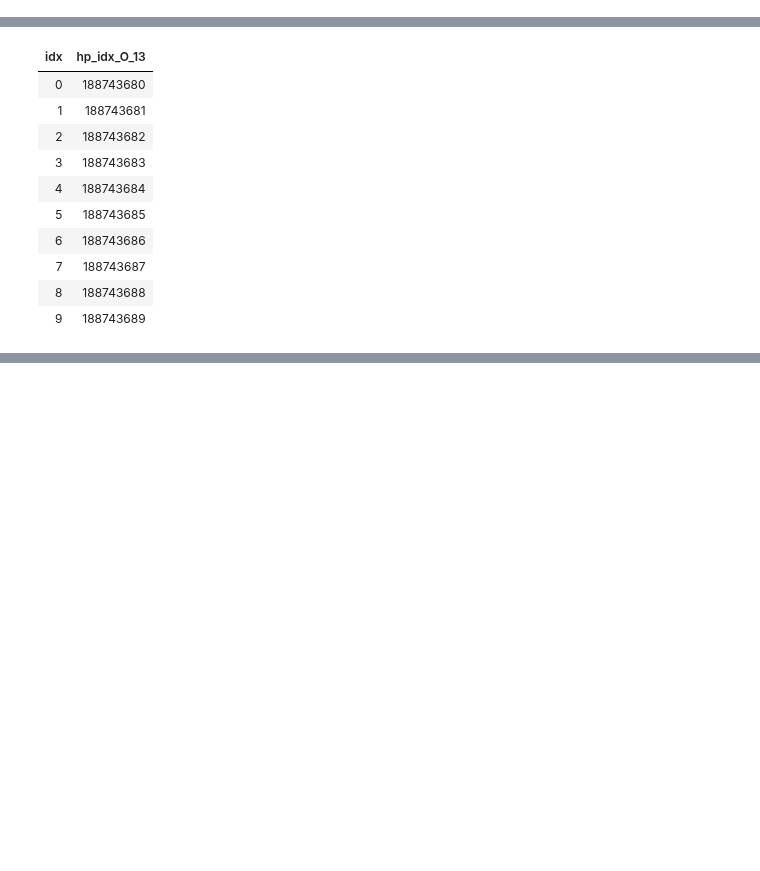
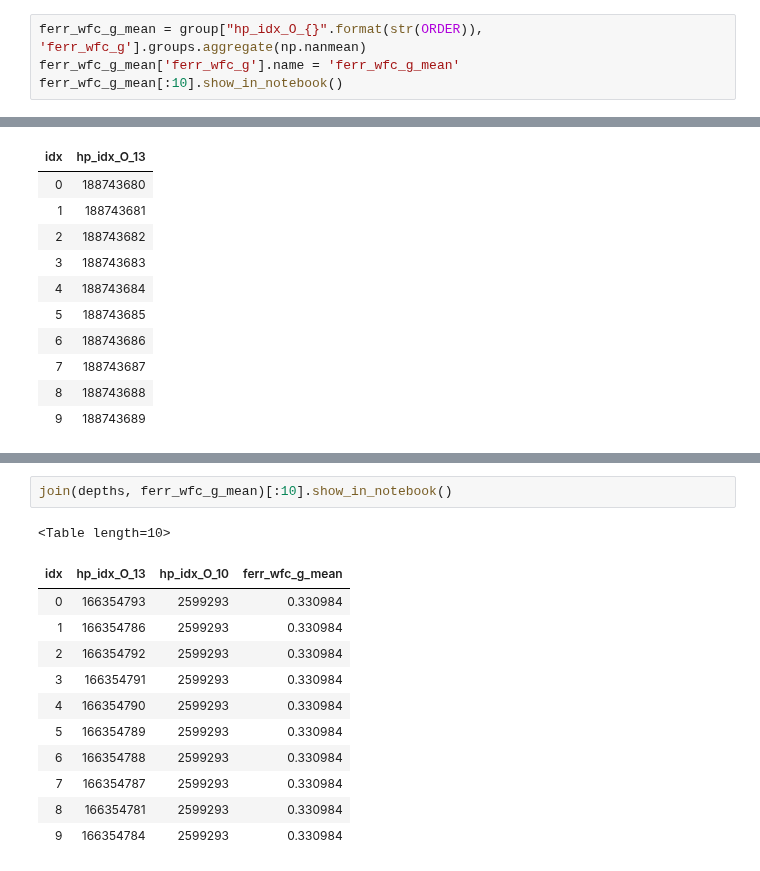
Before and after one commit to H-E-L-P/dmu_products, a Jupyter notebook: dmu1/dmu1_ml_ELAIS-N1/4_Selection_function.ipynb, the cells around one changed output, grey strips where cells are left out. Drawn from its saved outputs; the diff is of its cells as text; blank space fills up the shorter version.

```diff
--- a/dmu1/dmu1_ml_ELAIS-N1/4_Selection_function.ipynb
+++ b/dmu1/dmu1_ml_ELAIS-N1/4_Selection_function.ipynb
@@ -112,0 +83,4 @@ master_catalogue.colnames
+# %%
+ferr_wfc_g_mean = group["hp_idx_O_{}".format(str(ORDER)), 'ferr_wfc_g'].groups.aggregate(np.nanmean)
+ferr_wfc_g_mean['ferr_wfc_g'].name = 'ferr_wfc_g_mean'
+ferr_wfc_g_mean[:10].show_in_notebook()
@@ -135,0 +146,15 @@ depths[:10].show_in_notebook()
+# %%
+join(depths, ferr_wfc_g_mean)[:10].show_in_notebook()
+# %% [output]
+<Table length=10>
+| idx | hp_idx_O_13 | hp_idx_O_10 | ferr_wfc_g_mean |
+| 0 | 166354793 | 2599293 | 0.330984 |
+| 1 | 166354786 | 2599293 | 0.330984 |
+| 2 | 166354792 | 2599293 | 0.330984 |
+| 3 | 166354791 | 2599293 | 0.330984 |
+| 4 | 166354790 | 2599293 | 0.330984 |
+| 5 | 166354789 | 2599293 | 0.330984 |
+| 6 | 166354788 | 2599293 | 0.330984 |
+| 7 | 166354787 | 2599293 | 0.330984 |
+| 8 | 166354781 | 2599293 | 0.330984 |
+| 9 | 166354784 | 2599293 | 0.330984 |
```
Also changed, not shown: parts of 23 cells of this notebook.
